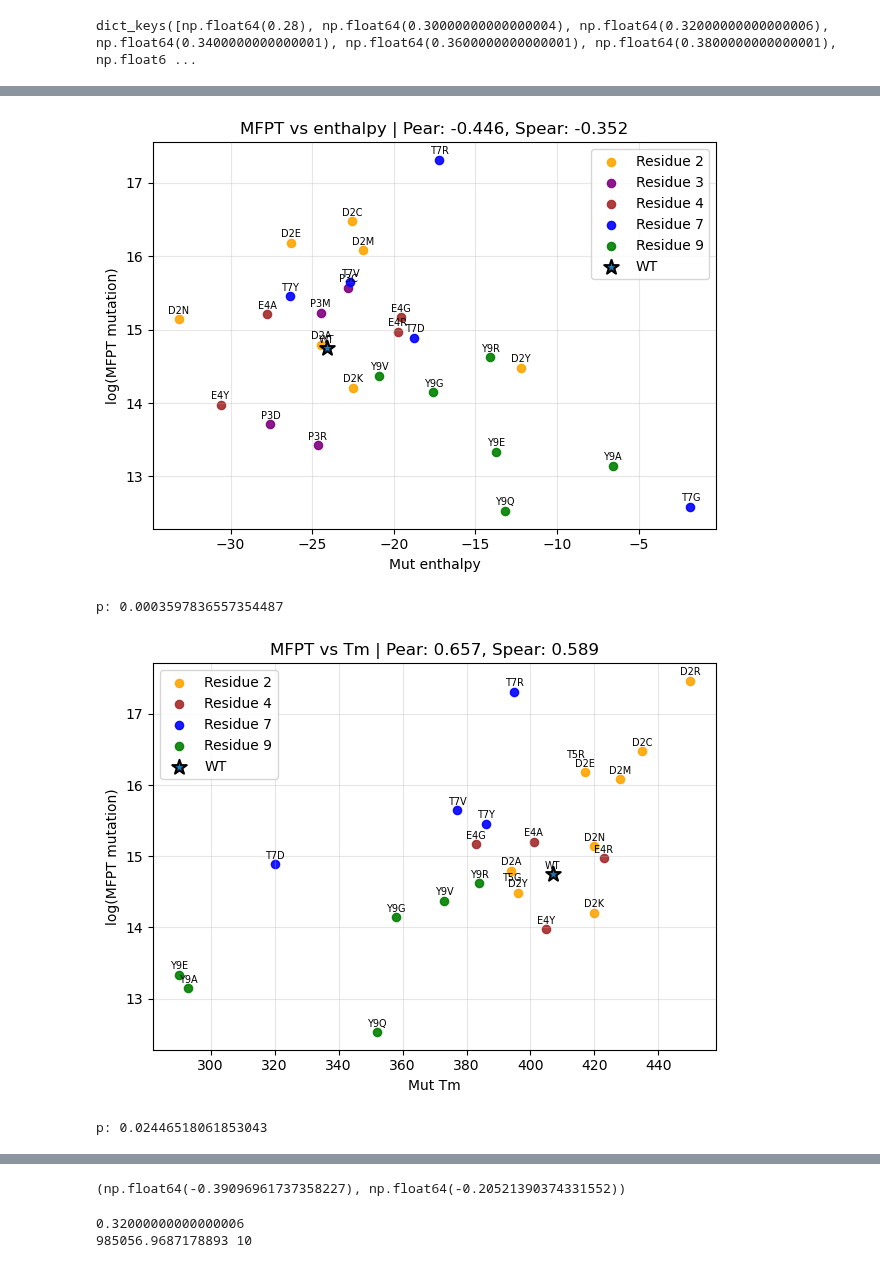
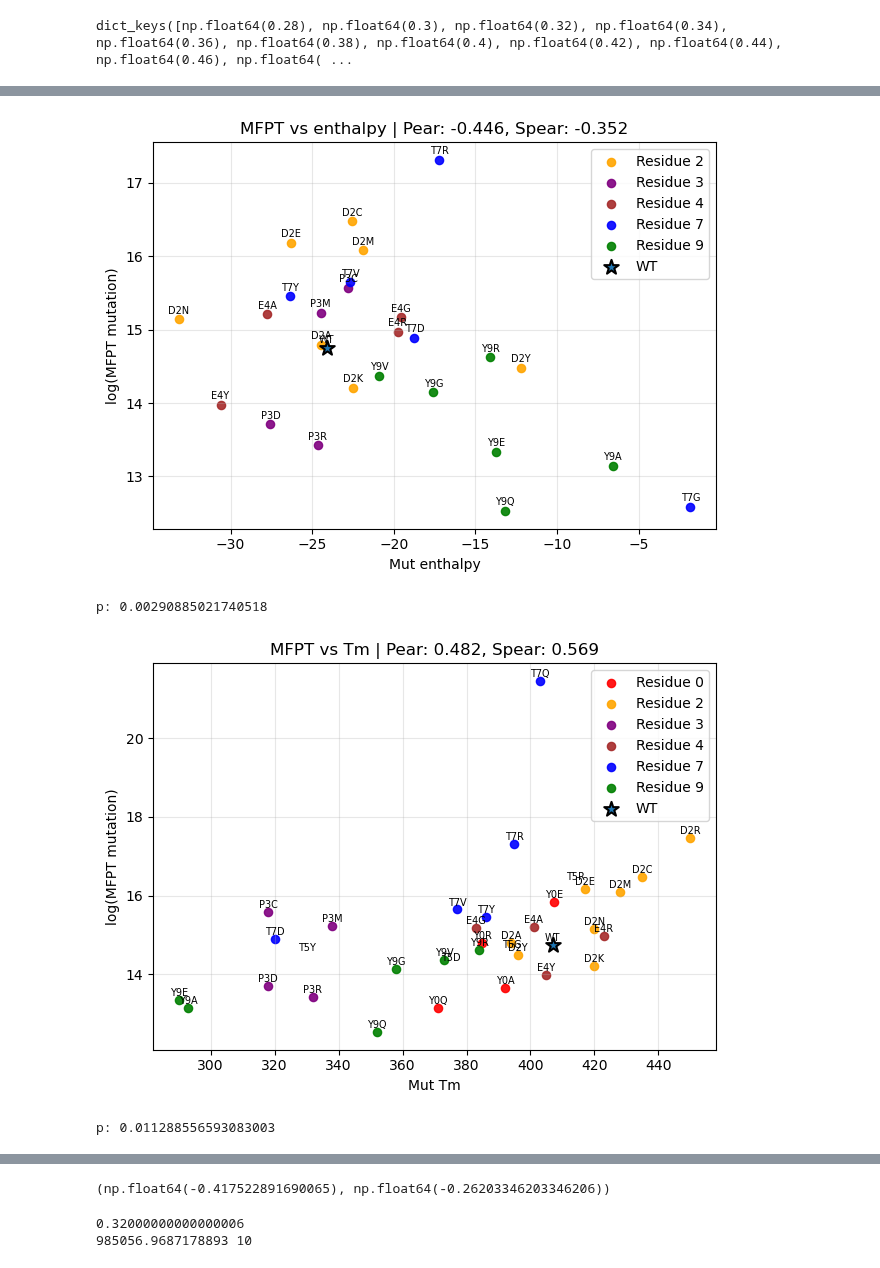
Before and after one commit to MendelsResearchGroup/guiding-peptide-kinetics, a Jupyter notebook: src/fpt.ipynb, the cells around one changed output, grey strips where cells are left out. Cells and saved outputs as stored; diff of their text form; code cells hidden in the pictures.

```diff
--- a/src/fpt.ipynb
+++ b/src/fpt.ipynb
@@ -26,7 +26,7 @@ def read_colvar_with_fields(path):
 for protein in proteins:
     base_path = Path(f"../data/{protein}/output")
     print(protein)
-    for i in range(9000, 9020):
+    for i in range(9000, 9200):
         index_str = f"{i:03}"
         candidates = [
             base_path / f"run_{index_str}" / f"HLDA_COLVAR_{index_str}",
@@ -64,11 +80,11 @@ chignolin
 # %%
-# import pickle
+import pickle
 
-# with open("../data/mfpt-pace=25000-new-ref.pkl", "wb") as f:
-#     pickle.dump(all_mfpt, f)
-# print(all_mfpt['chignolin'].keys())
+with open("../data/mfpt-pace=25000-new-ref.pkl", "wb") as f:
+    pickle.dump(all_mfpt, f)
+print(all_mfpt['chignolin'].keys())
 # %% [output]
-dict_keys([np.float64(0.28), np.float64(0.30000000000000004), np.float64(0.32000000000000006), np.float64(0.3400000000000001), np.float64(0.3600000000000001), np.float64(0.3800000000000001), np.float6 ...
+dict_keys([np.float64(0.28), np.float64(0.3), np.float64(0.32), np.float64(0.34), np.float64(0.36), np.float64(0.38), np.float64(0.4), np.float64(0.42), np.float64(0.44), np.float64(0.46), np.float64( ...
 # %%
 
 import os
@@ -155,10 +171,10 @@ for t in thresholds:
     df = collect_df(False, all_mfpt, t)
     all_tables[t] = df  # store the full dataframe
 
-# # Save to one pickle file
-# out_path = "../data/mfpt_all_thresholds-new-ref.pkl"
-# with open(out_path, "wb") as f:
-#     pickle.dump(all_tables, f)
+# Save to one pickle file
+out_path = "../data/mfpt_all_thresholds-new-ref.pkl"
+with open(out_path, "wb") as f:
+    pickle.dump(all_tables, f)
 
 print(f"Saved all thresholds into {out_path}")
 plot_mfpt_corr(df, 'enthalpy', annotate=True)
@@ -181,8 +197,8 @@ YYRPETGTWY
 YYYPETGTWY
 YYYPETGTWY (D2Y): 1.948 us, extra: 46
 Saved all thresholds into ../data/mfpt_all_thresholds-new-ref.pkl
 p: 0.01974050797126515
 [figure]
-p: 0.0003597836557354487
+p: 0.00290885021740518
-[figure, old version]
+[figure, new version]
-p: 0.02446518061853043
+p: 0.011288556593083003
@@ -190,4 +206,4 @@ p: 0.02446518061853043
-(np.float64(-0.39096961737358227), np.float64(-0.20521390374331552))
+(np.float64(-0.417522891690065), np.float64(-0.26203346203346206))
 # %%
 import math
 
```
Also changed, not shown: parts of 2 cells of this notebook, 3 other files.
